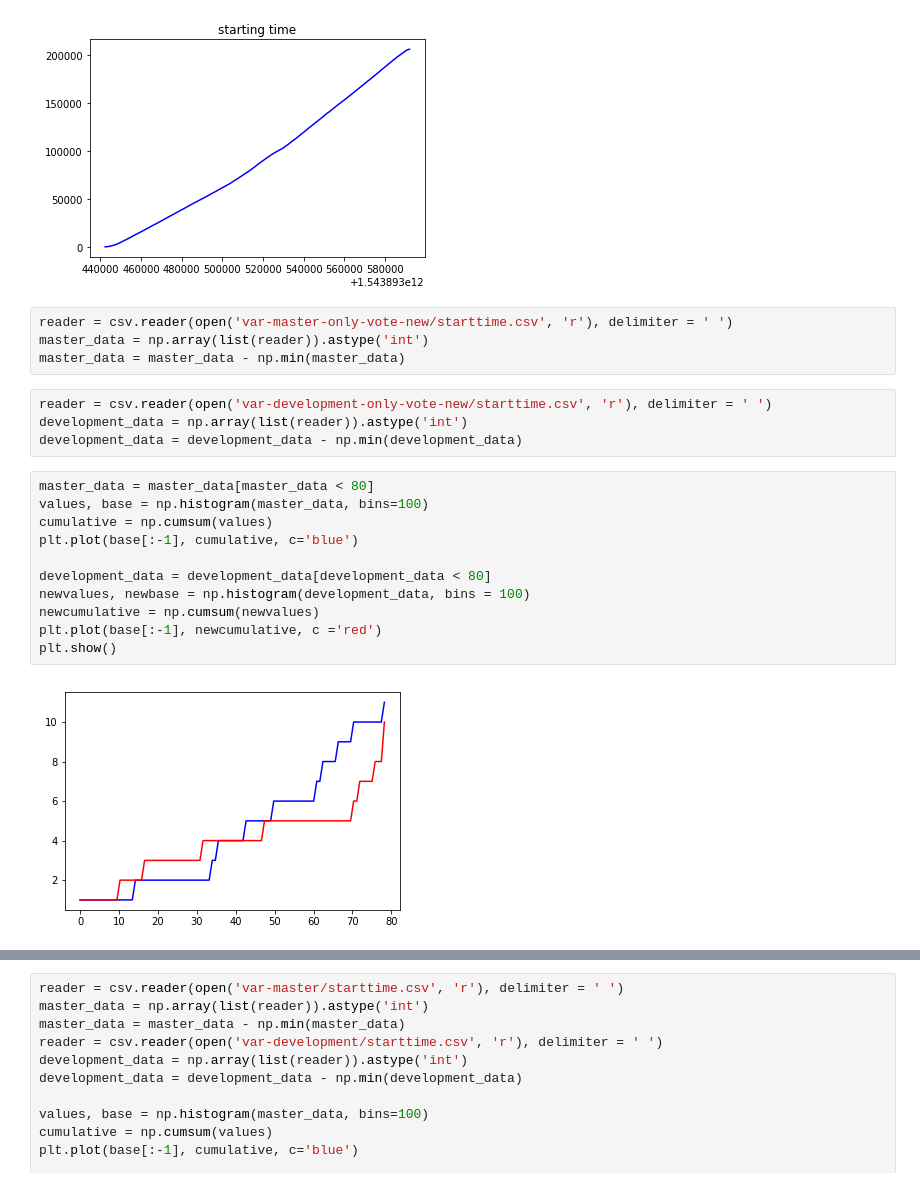
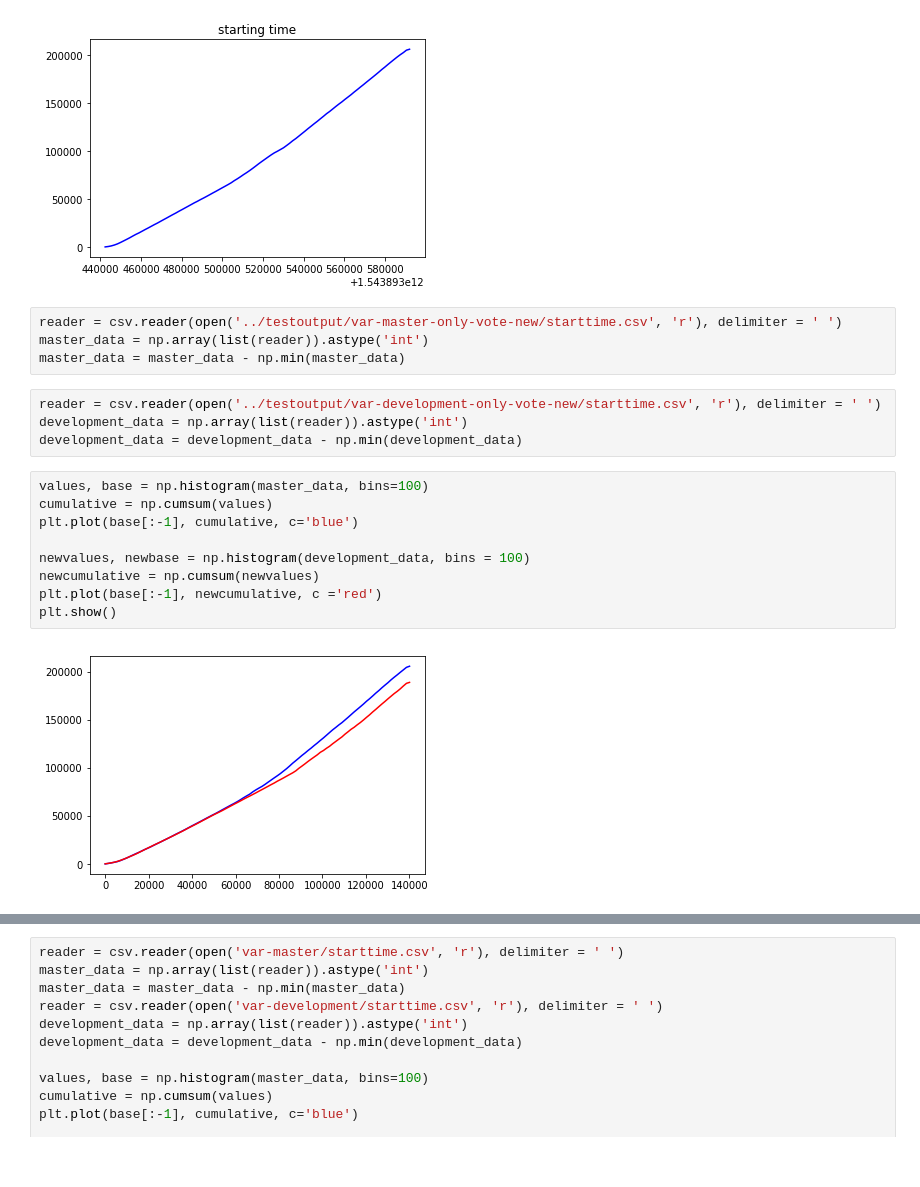
Before and after one commit to samanthad98/fabric-voting, a Jupyter notebook: draw_cdf.ipynb, the cells around one changed output, grey strips where cells are left out. Drawn from its saved outputs; the diff is of its cells as text.

```diff
--- a/draw_cdf.ipynb
+++ b/draw_cdf.ipynb
@@ -195,26 +195,24 @@ plot_cdf_single(master_data[:,0], "starting time")
 # %% [output]
 [figure]
 # %%
-reader = csv.reader(open('var-master-only-vote-new/starttime.csv', 'r'), delimiter = ' ')
+reader = csv.reader(open('../testoutput/var-master-only-vote-new/starttime.csv', 'r'), delimiter = ' ')
 master_data = np.array(list(reader)).astype('int')
 master_data = master_data - np.min(master_data)
 # %%
-reader = csv.reader(open('var-development-only-vote-new/starttime.csv', 'r'), delimiter = ' ')
+reader = csv.reader(open('../testoutput/var-development-only-vote-new/starttime.csv', 'r'), delimiter = ' ')
 development_data = np.array(list(reader)).astype('int')
 development_data = development_data - np.min(development_data)
 # %%
-master_data = master_data[master_data < 80]
 values, base = np.histogram(master_data, bins=100)
 cumulative = np.cumsum(values)
 plt.plot(base[:-1], cumulative, c='blue')
 
-development_data = development_data[development_data < 80]
 newvalues, newbase = np.histogram(development_data, bins = 100)
 newcumulative = np.cumsum(newvalues)
 plt.plot(base[:-1], newcumulative, c ='red')
 plt.show()
 # %% [output]
-[figure, old version]
+[figure, new version]
 # %%
 reader = csv.reader(open('var-master-original-new/starttime.csv', 'r'), delimiter = ' ')
 master_data = np.array(list(reader)).astype('int')
```
Also changed, not shown: parts of 1 cell of this notebook, 2 other files.
